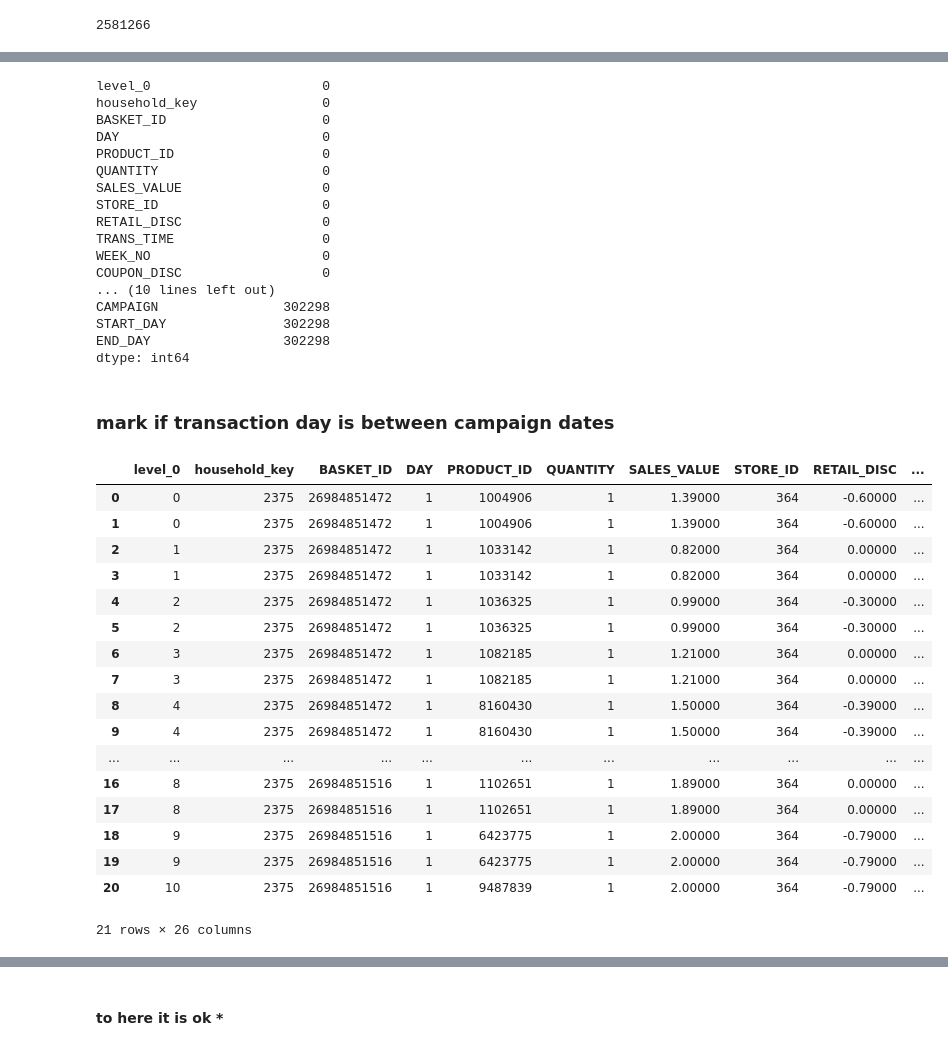
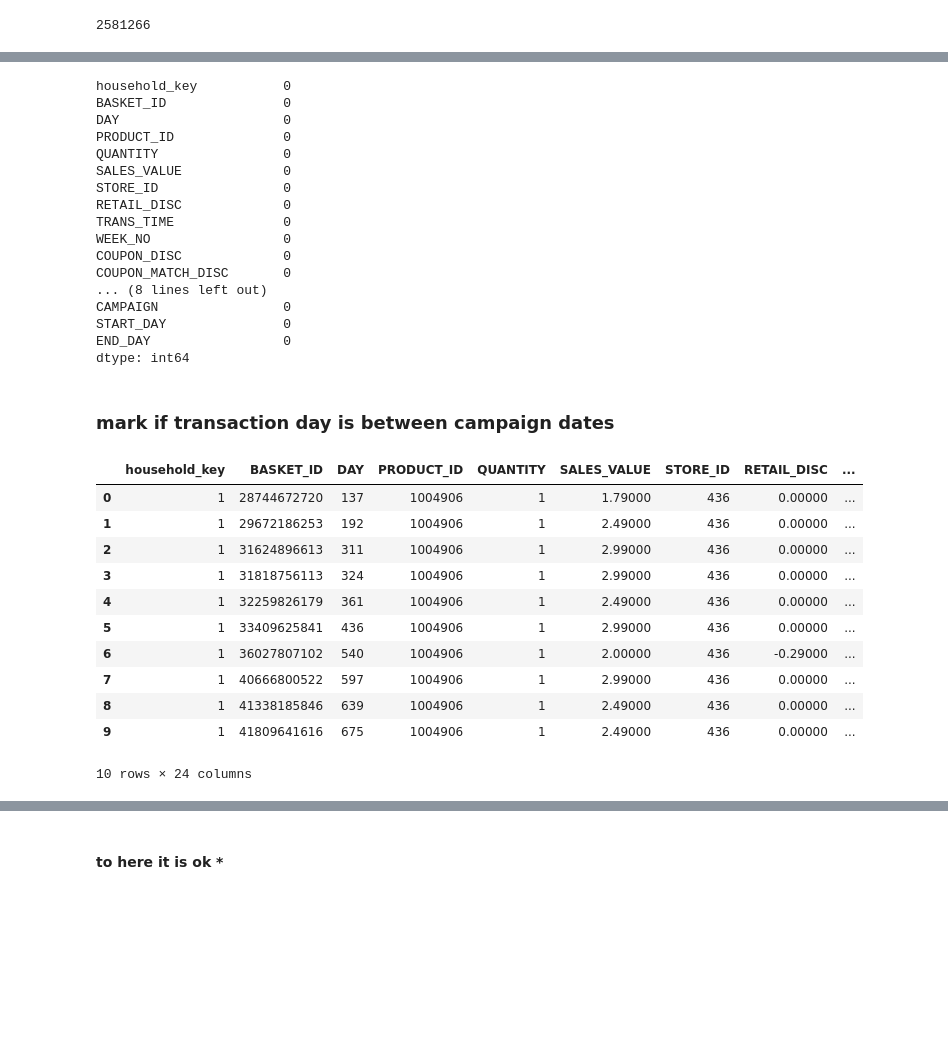
Before and after one commit to hincaltopcuoglu/dh, a Jupyter notebook: segmentation.ipynb, the cells around one changed output, grey strips where cells are left out. Saved outputs shown, nothing was run; the diff lists cells and outputs as text; code cells hidden in the pictures; blank space fills up the shorter version.

```diff
--- a/segmentation.ipynb
+++ b/segmentation.ipynb
@@ -194,11 +194,8 @@ len(transaction_data2[transaction_data2['PRODUCT_ID'].isin (product['PRODUCT_ID'
 #### comment : it is good, we can merge transaction data with product data
 # %% [markdown]
 ### So lets merge !
-# %%
-product.reset_index(inplace=True)
 # %%
-transaction_data3 = pd.merge(transaction_data2,product,on='PRODUCT_ID',how='left')
-transaction_data3.reset_index(inplace=True)
+transaction_data3 = pd.merge(transaction_data2,product,on='PRODUCT_ID',how='inner')
 # %%
 len(transaction_data3)
 # %% [output]
@@ -262,5 +261,9 @@ dtype: int64
 # %% [markdown]
 ### Now I will join transaction data with camp data
 # %%
-transaction_data4 = pd.merge(transaction_data3,camp_merged,how='left',on='household_key')
+transaction_data3 = transaction_data3.set_index('household_key')
+camp_merged = camp_merged.set_index('household_key')
+transaction_data4 = pd.merge(transaction_data3,camp_merged,how='left',on='household_key',left_index=True,right_index=True)
+# %%
+transaction_data4.reset_index(inplace=True)
 # %%
@@ -280,45 +283,39 @@ transaction_data4.head()
 # %%
 transaction_data4.isnull().sum()
 # %% [output]
-level_0                      0
-household_key                0
-BASKET_ID                    0
-DAY                          0
-PRODUCT_ID                   0
-QUANTITY                     0
-SALES_VALUE                  0
-STORE_ID                     0
-RETAIL_DISC                  0
-TRANS_TIME                   0
-WEEK_NO                      0
-COUPON_DISC                  0
-... (10 lines left out)
-CAMPAIGN                302298
-START_DAY               302298
-END_DAY                 302298
+household_key           0
+BASKET_ID               0
+DAY                     0
+PRODUCT_ID              0
+QUANTITY                0
+SALES_VALUE             0
+STORE_ID                0
+RETAIL_DISC             0
+TRANS_TIME              0
+WEEK_NO                 0
+COUPON_DISC             0
+COUPON_MATCH_DISC       0
+... (8 lines left out)
+CAMPAIGN                0
+START_DAY               0
+END_DAY                 0
 dtype: int64
 # %% [markdown]
 ### mark if transaction day is between campaign dates
 # %%
 transaction_data4['is_between_camp_dates'] = np.where((transaction_data4['DAY']>=transaction_data4['START_DAY']) & (transaction_data4['DAY']<=transaction_data4['END_DAY']),1,0)
 # %%
-transaction_data4.head(21)
+transaction_data4.head(10)
 # %% [output]
-|  | level_0 | household_key | BASKET_ID | DAY | PRODUCT_ID | QUANTITY | SALES_VALUE | STORE_ID | RETAIL_DISC | ... |
-| 0 | 0 | 2375 | 26984851472 | 1 | 1004906 | 1 | 1.39000 | 364 | -0.60000 | ... |
-| 1 | 0 | 2375 | 26984851472 | 1 | 1004906 | 1 | 1.39000 | 364 | -0.60000 | ... |
-| 2 | 1 | 2375 | 26984851472 | 1 | 1033142 | 1 | 0.82000 | 364 | 0.00000 | ... |
-| 3 | 1 | 2375 | 26984851472 | 1 | 1033142 | 1 | 0.82000 | 364 | 0.00000 | ... |
-| 4 | 2 | 2375 | 26984851472 | 1 | 1036325 | 1 | 0.99000 | 364 | -0.30000 | ... |
-| 5 | 2 | 2375 | 26984851472 | 1 | 1036325 | 1 | 0.99000 | 364 | -0.30000 | ... |
-| 6 | 3 | 2375 | 26984851472 | 1 | 1082185 | 1 | 1.21000 | 364 | 0.00000 | ... |
-| 7 | 3 | 2375 | 26984851472 | 1 | 1082185 | 1 | 1.21000 | 364 | 0.00000 | ... |
-| 8 | 4 | 2375 | 26984851472 | 1 | 8160430 | 1 | 1.50000 | 364 | -0.39000 | ... |
-| 9 | 4 | 2375 | 26984851472 | 1 | 8160430 | 1 | 1.50000 | 364 | -0.39000 | ... |
-| ... | ... | ... | ... | ... | ... | ... | ... | ... | ... | ... |
-| 16 | 8 | 2375 | 26984851516 | 1 | 1102651 | 1 | 1.89000 | 364 | 0.00000 | ... |
-| 17 | 8 | 2375 | 26984851516 | 1 | 1102651 | 1 | 1.89000 | 364 | 0.00000 | ... |
-| 18 | 9 | 2375 | 26984851516 | 1 | 6423775 | 1 | 2.00000 | 364 | -0.79000 | ... |
-| 19 | 9 | 2375 | 26984851516 | 1 | 6423775 | 1 | 2.00000 | 364 | -0.79000 | ... |
-| 20 | 10 | 2375 | 26984851516 | 1 | 9487839 | 1 | 2.00000 | 364 | -0.79000 | ... |
+|  | household_key | BASKET_ID | DAY | PRODUCT_ID | QUANTITY | SALES_VALUE | STORE_ID | RETAIL_DISC | ... |
+| 0 | 1 | 28744672720 | 137 | 1004906 | 1 | 1.79000 | 436 | 0.00000 | ... |
+| 1 | 1 | 29672186253 | 192 | 1004906 | 1 | 2.49000 | 436 | 0.00000 | ... |
+| 2 | 1 | 31624896613 | 311 | 1004906 | 1 | 2.99000 | 436 | 0.00000 | ... |
+| 3 | 1 | 31818756113 | 324 | 1004906 | 1 | 2.99000 | 436 | 0.00000 | ... |
+| 4 | 1 | 32259826179 | 361 | 1004906 | 1 | 2.49000 | 436 | 0.00000 | ... |
+| 5 | 1 | 33409625841 | 436 | 1004906 | 1 | 2.99000 | 436 | 0.00000 | ... |
+| 6 | 1 | 36027807102 | 540 | 1004906 | 1 | 2.00000 | 436 | -0.29000 | ... |
+| 7 | 1 | 40666800522 | 597 | 1004906 | 1 | 2.99000 | 436 | 0.00000 | ... |
+| 8 | 1 | 41338185846 | 639 | 1004906 | 1 | 2.49000 | 436 | 0.00000 | ... |
+| 9 | 1 | 41809641616 | 675 | 1004906 | 1 | 2.49000 | 436 | 0.00000 | ... |
-21 rows × 26 columns
+10 rows × 24 columns
```
Also changed, not shown: parts of 14 cells of this notebook.
